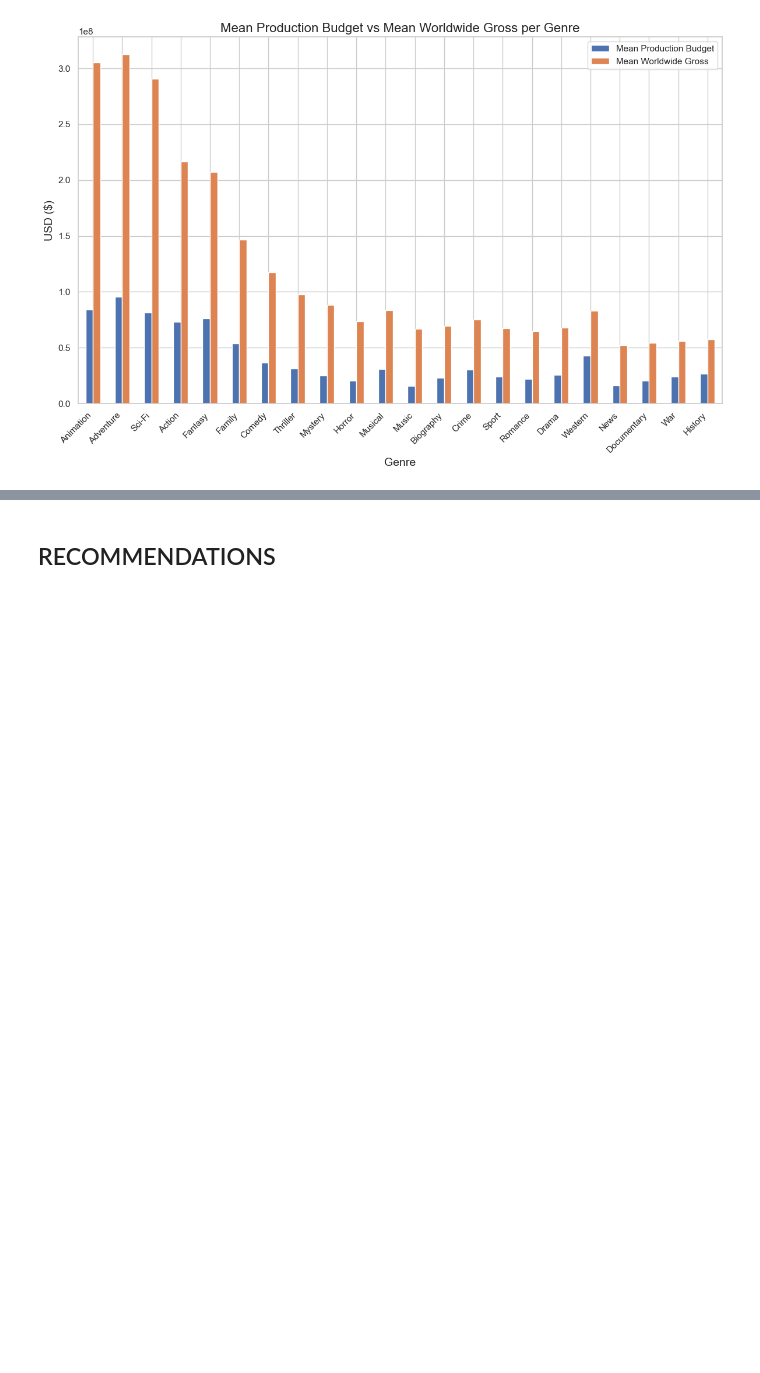
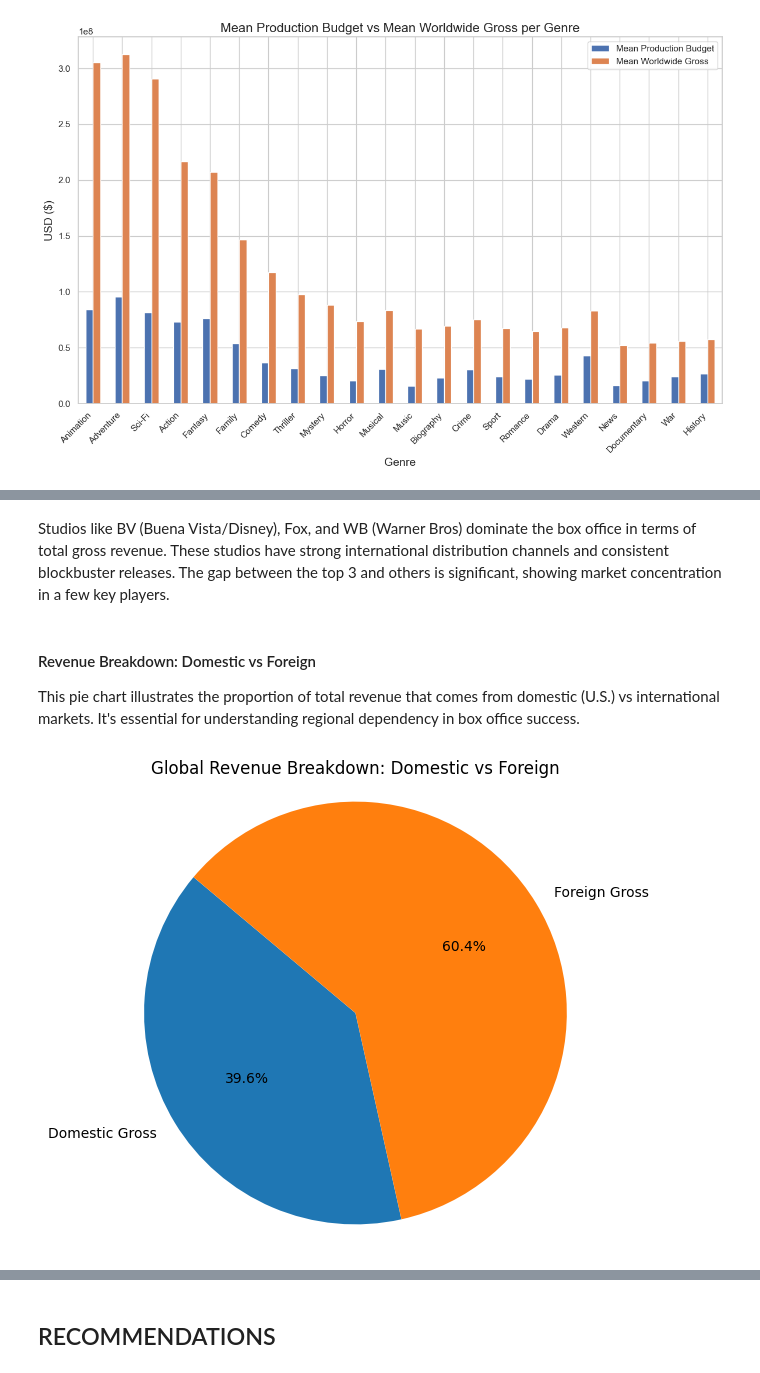
Before and after one commit to WamuyuGitz/movie-insights-project, a Jupyter notebook: notebooks/exploratory/business understanding continuation.ipynb, the cells around one changed output, grey strips where cells are left out. Drawn from its saved outputs; the diff is of its cells as text; code cells hidden in the pictures; blank space fills up the shorter version.

```diff
--- a/notebooks/exploratory/business understanding continuation.ipynb
+++ b/notebooks/exploratory/business understanding continuation.ipynb
@@ -3484,0 +3516,23 @@ plt.show()
+# %% [markdown]
+Studios like BV (Buena Vista/Disney), Fox, and WB (Warner Bros) dominate the box office in terms of total gross revenue.
+These studios have strong international distribution channels and consistent blockbuster releases.
+The gap between the top 3 and others is significant, showing market concentration in a few key players.
+# %% [markdown]
+#### Revenue Breakdown: Domestic vs Foreign
+
+This pie chart illustrates the proportion of total revenue that comes from domestic (U.S.) vs international markets. It's essential for understanding regional dependency in box office success.
+# %%
+# Sum up global totals
+domestic_total = merged_df['domestic_gross'].sum()
+foreign_total = merged_df['foreign_gross'].sum()
+
+# Plot pie chart
+plt.figure(figsize=(6, 6))
+plt.pie([domestic_total, foreign_total],
+        labels=['Domestic Gross', 'Foreign Gross'],
+        autopct='%1.1f%%', startangle=140)
+plt.title('Global Revenue Breakdown: Domestic vs Foreign')
+plt.axis('equal')
+plt.show()
+# %% [output]
+[figure, added]
```
Also changed, not shown: parts of 25 cells of this notebook.
